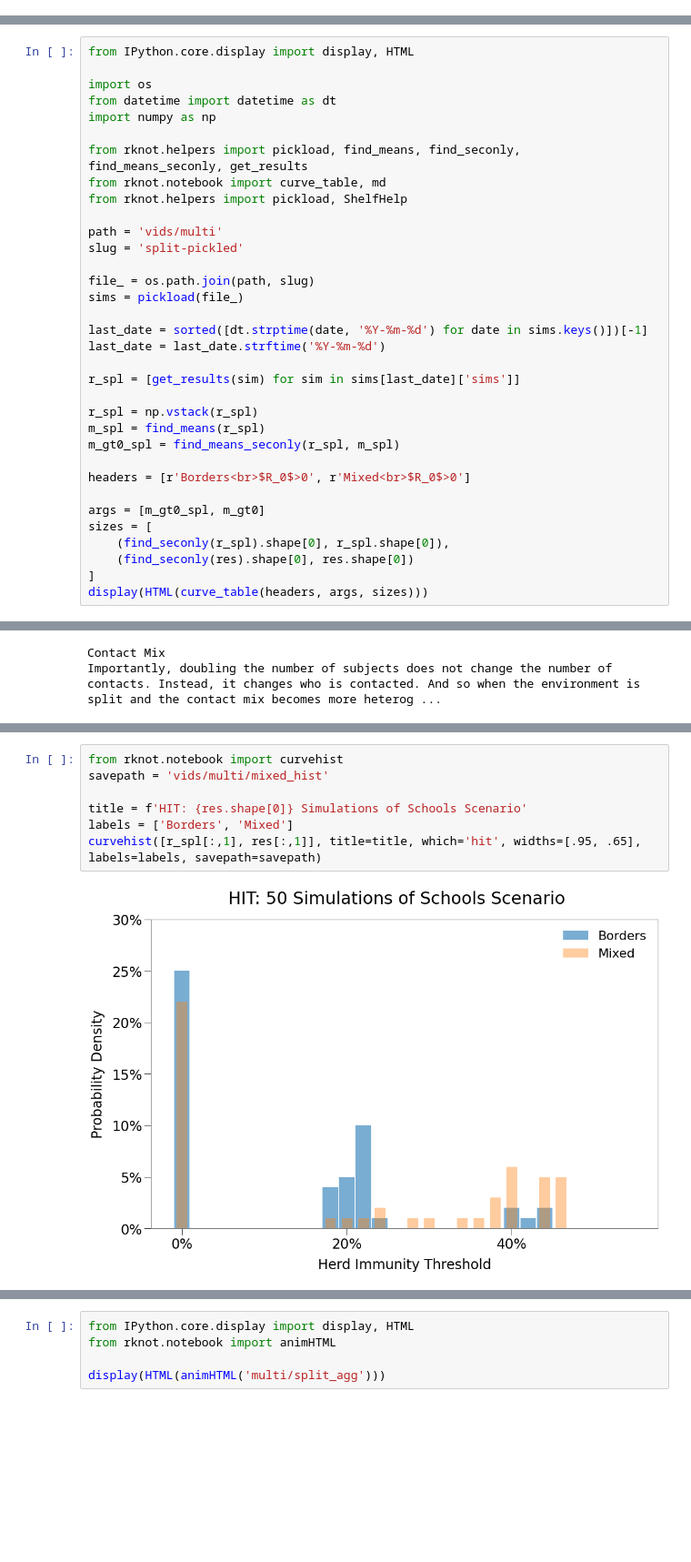
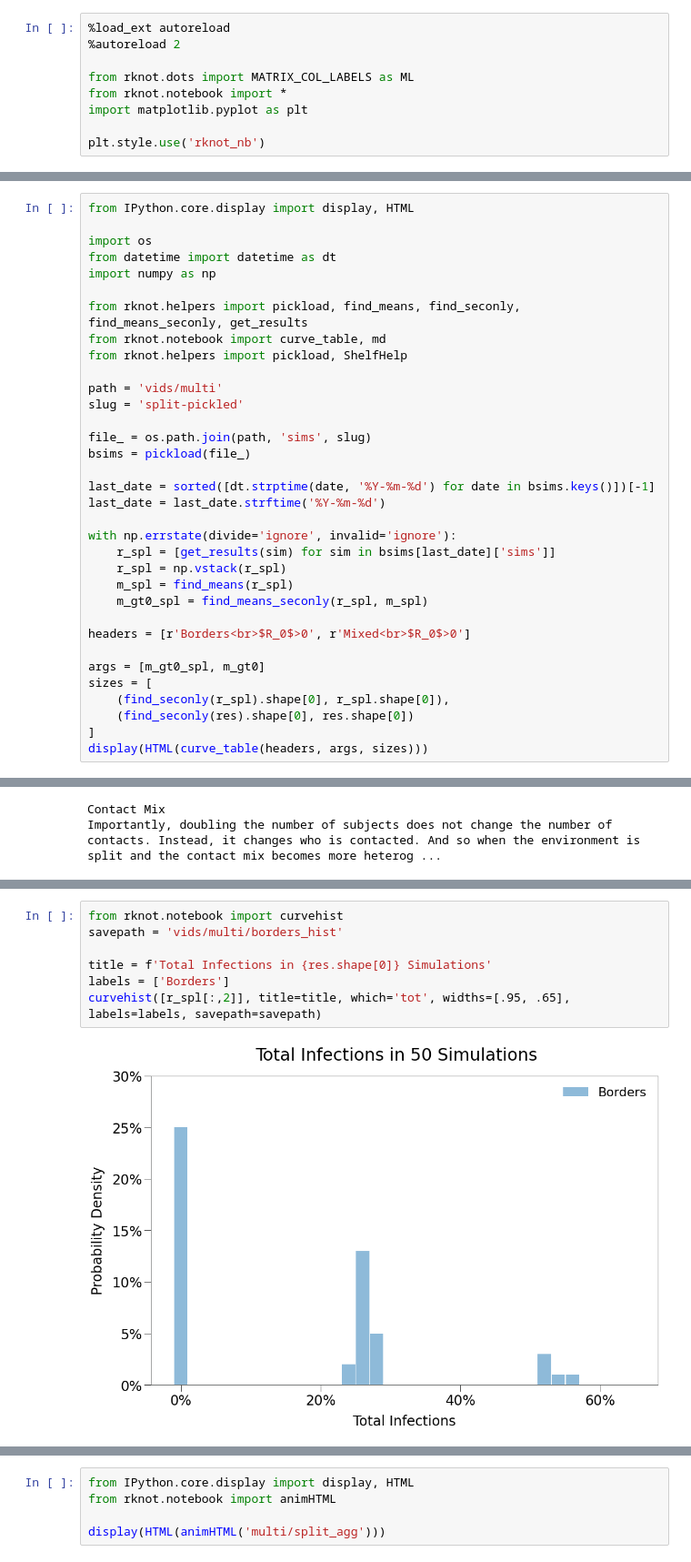
Before and after one commit to rjskene/rknotdocs, a Jupyter notebook: docs/multi.ipynb, the cells around one changed output, grey strips where cells are left out. Shown at 91% size. Drawn from its saved outputs; the diff is of its cells as text; blank space fills up the shorter version.

```diff
--- a/docs/multi.ipynb
+++ b/docs/multi.ipynb
@@ -1 +1,10 @@
+# %%
+%load_ext autoreload
+%autoreload 2
+
+from rknot.dots import MATRIX_COL_LABELS as ML
+from rknot.notebook import *
+import matplotlib.pyplot as plt
+
+plt.style.use('rknot_nb')
 # %% [markdown]
@@ -216,17 +231,17 @@ from rknot.helpers import pickload, ShelfHelp
 path = 'vids/multi'
 slug = 'split-pickled'
 
-file_ = os.path.join(path, slug)
-sims = pickload(file_)
+file_ = os.path.join(path, 'sims', slug)
+bsims = pickload(file_)
 
-last_date = sorted([dt.strptime(date, '%Y-%m-%d') for date in sims.keys()])[-1]
+last_date = sorted([dt.strptime(date, '%Y-%m-%d') for date in bsims.keys()])[-1]
 last_date = last_date.strftime('%Y-%m-%d')
 
-r_spl = [get_results(sim) for sim in sims[last_date]['sims']]
-
-r_spl = np.vstack(r_spl)
-m_spl = find_means(r_spl)
-m_gt0_spl = find_means_seconly(r_spl, m_spl)
+with np.errstate(divide='ignore', invalid='ignore'):
+    r_spl = [get_results(sim) for sim in bsims[last_date]['sims']]
+    r_spl = np.vstack(r_spl)
+    m_spl = find_means(r_spl)
+    m_gt0_spl = find_means_seconly(r_spl, m_spl)
 
 headers = [r'Borders<br>$R_0$>0', r'Mixed<br>$R_0$>0']
 
@@ -271,9 +286,9 @@ Again, we see below that the contact distribution of the Split environment is qu
 # %%
 from rknot.notebook import curvehist
-savepath = 'vids/multi/mixed_hist'
+savepath = 'vids/multi/borders_hist'
 
-title = f'HIT: {res.shape[0]} Simulations of Schools Scenario'
-labels = ['Borders', 'Mixed']
-curvehist([r_spl[:,1], res[:,1]], title=title, which='hit', widths=[.95, .65], labels=labels, savepath=savepath)
+title = f'Total Infections in {res.shape[0]} Simulations'
+labels = ['Borders']
+curvehist([r_spl[:,2]], title=title, which='tot', widths=[.95, .65], labels=labels, savepath=savepath)
 # %% [output]
-[figure, old version]
+[figure, new version]
```
Also changed, not shown: parts of 65 cells of this notebook, 40 other files.
